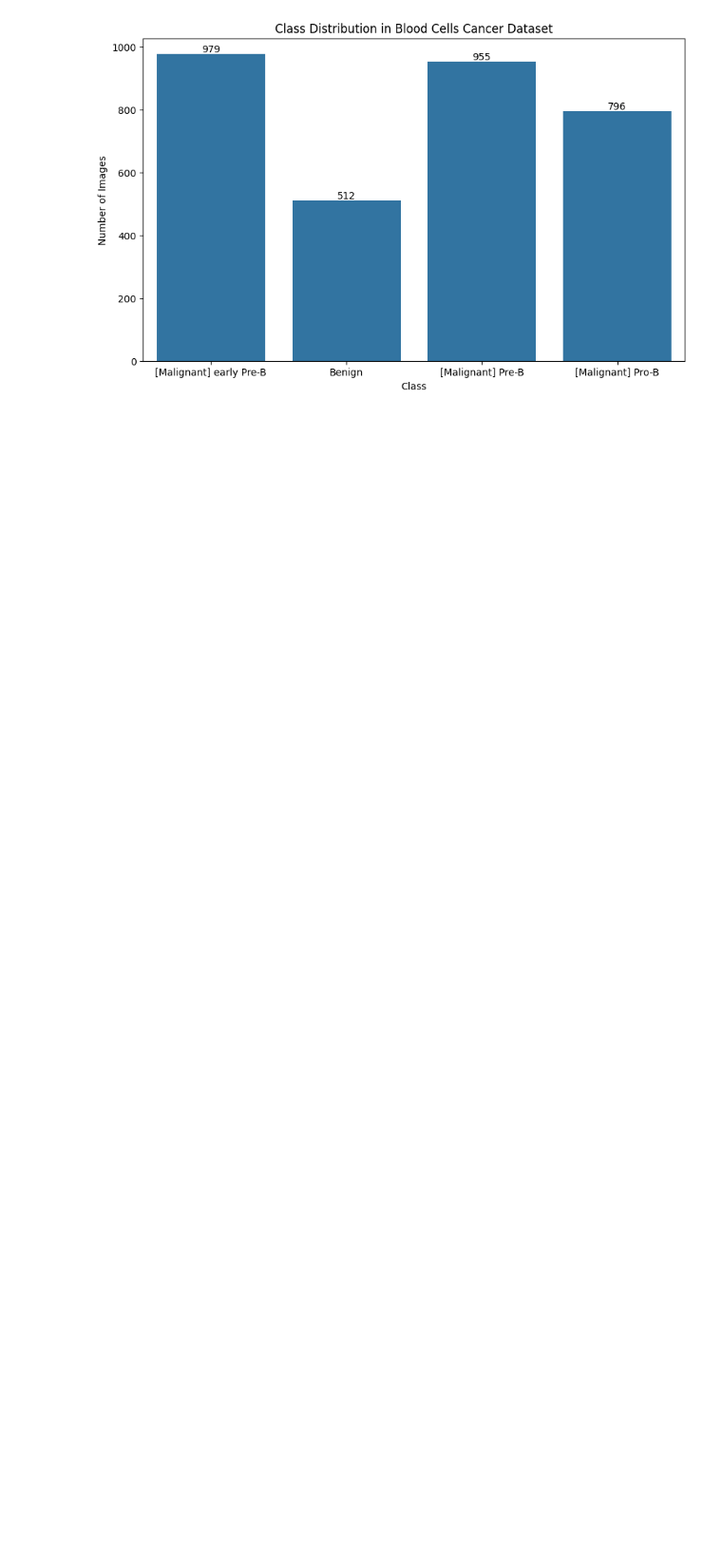
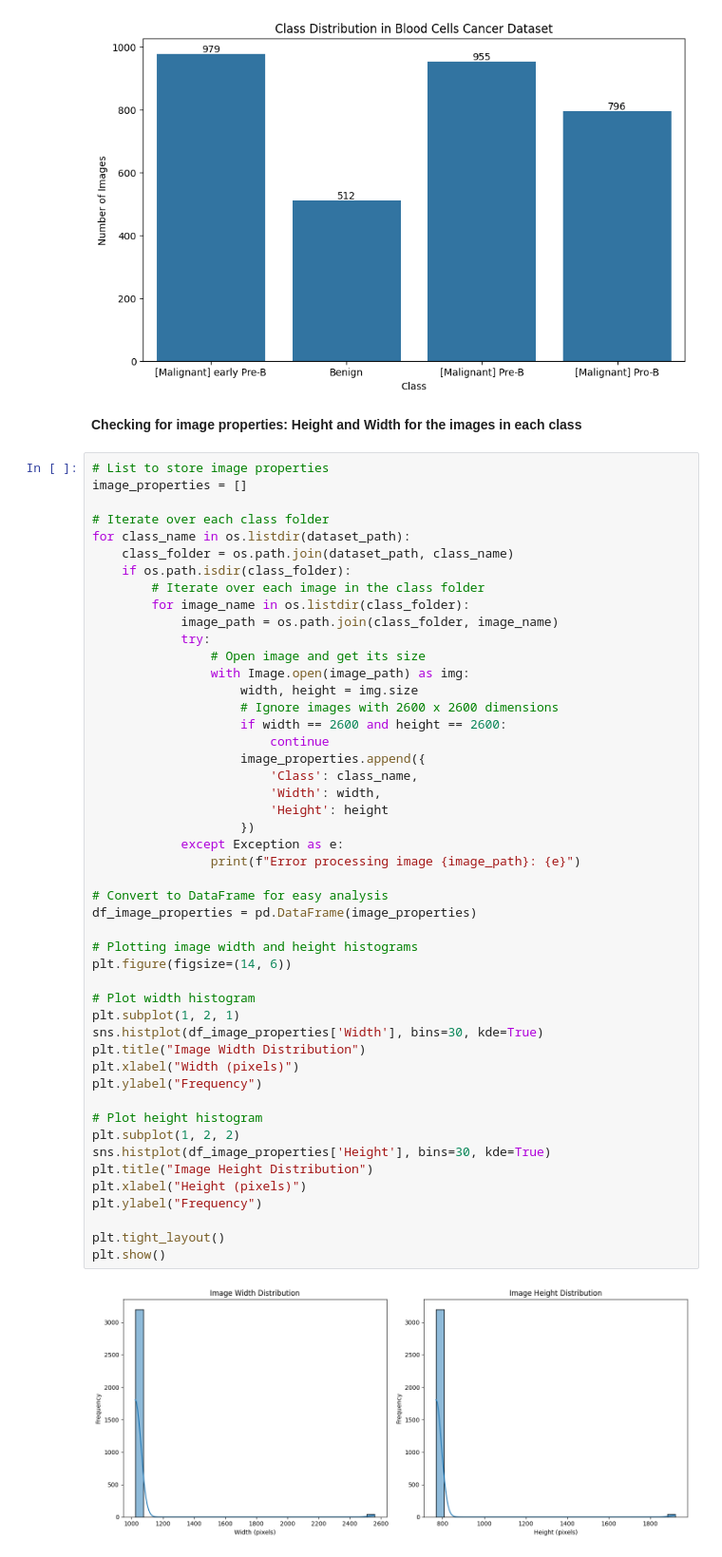
Before and after one commit to UritiSrikanth/Blood-Cells-Cancer-detection-using-CNN, a Jupyter notebook: EDA_of_the_project.ipynb, the cells around one changed output. Shown at 95% size. Drawn from its saved outputs; the diff is of its cells as text; blank space fills up the shorter version.

```diff
--- a/EDA_of_the_project.ipynb
+++ b/EDA_of_the_project.ipynb
@@ -97,3 +97,55 @@ for index, row in df_class_counts.iterrows():
 plt.show()
 # %% [output]
 [figure]
+# %% [markdown]
+**Checking for image properties: Height and Width for the images in each class**
+# %%
+# List to store image properties
+image_properties = []
+
+# Iterate over each class folder
+for class_name in os.listdir(dataset_path):
+    class_folder = os.path.join(dataset_path, class_name)
+    if os.path.isdir(class_folder):
+        # Iterate over each image in the class folder
+        for image_name in os.listdir(class_folder):
+            image_path = os.path.join(class_folder, image_name)
+            try:
+                # Open image and get its size
+                with Image.open(image_path) as img:
+                    width, height = img.size
+                    # Ignore images with 2600 x 2600 dimensions
+                    if width == 2600 and height == 2600:
+                        continue
+                    image_properties.append({
+                        'Class': class_name,
+                        'Width': width,
+                        'Height': height
+                    })
+            except Exception as e:
+                print(f"Error processing image {image_path}: {e}")
+
+# Convert to DataFrame for easy analysis
+df_image_properties = pd.DataFrame(image_properties)
+
+# Plotting image width and height histograms
+plt.figure(figsize=(14, 6))
+
+# Plot width histogram
+plt.subplot(1, 2, 1)
+sns.histplot(df_image_properties['Width'], bins=30, kde=True)
+plt.title("Image Width Distribution")
+plt.xlabel("Width (pixels)")
+plt.ylabel("Frequency")
+
+# Plot height histogram
+plt.subplot(1, 2, 2)
+sns.histplot(df_image_properties['Height'], bins=30, kde=True)
+plt.title("Image Height Distribution")
+plt.xlabel("Height (pixels)")
+plt.ylabel("Frequency")
+
+plt.tight_layout()
+plt.show()
+# %% [output]
+[figure, added]
```
Also changed, not shown: parts of 1 cell of this notebook.
